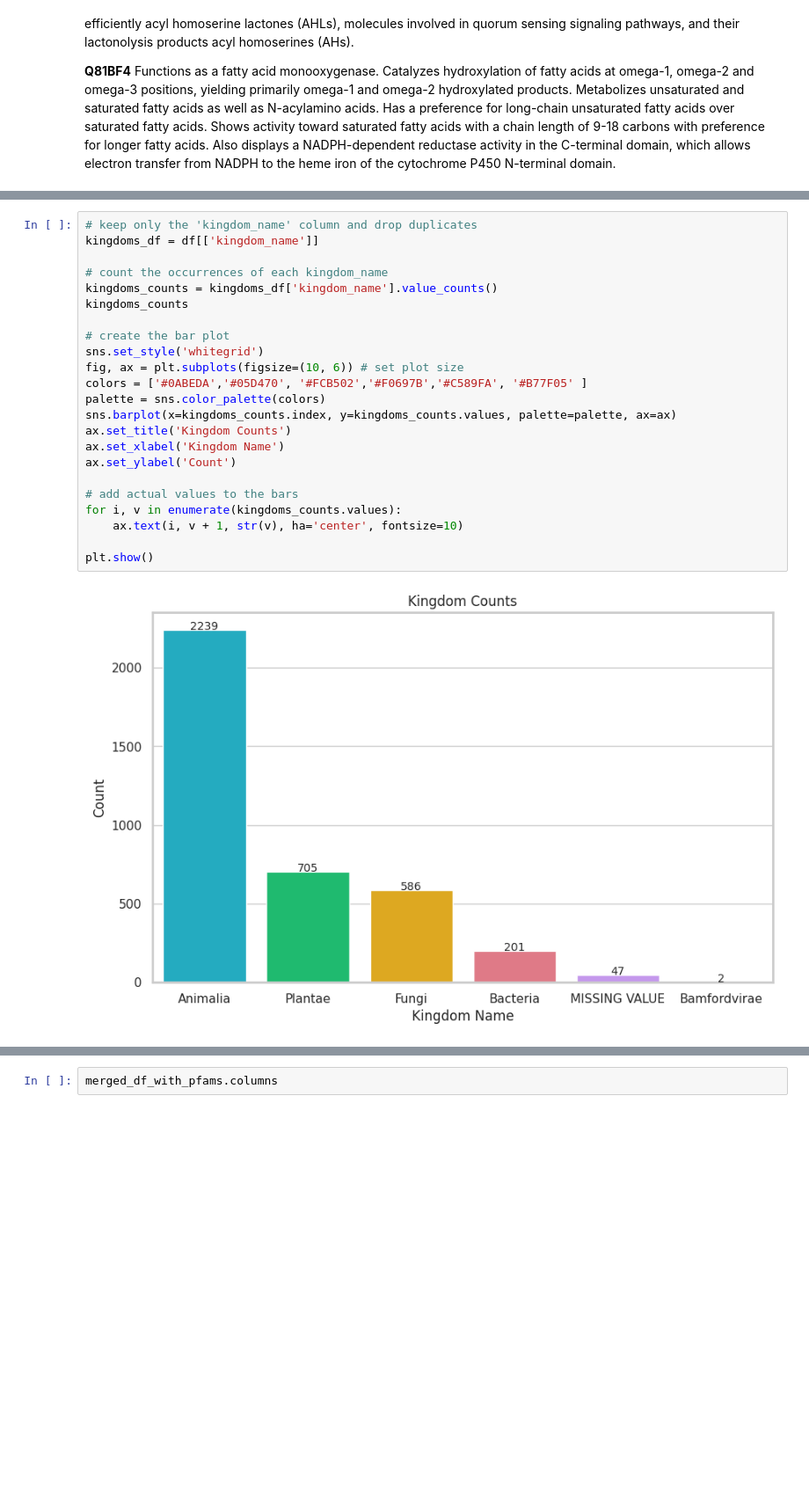
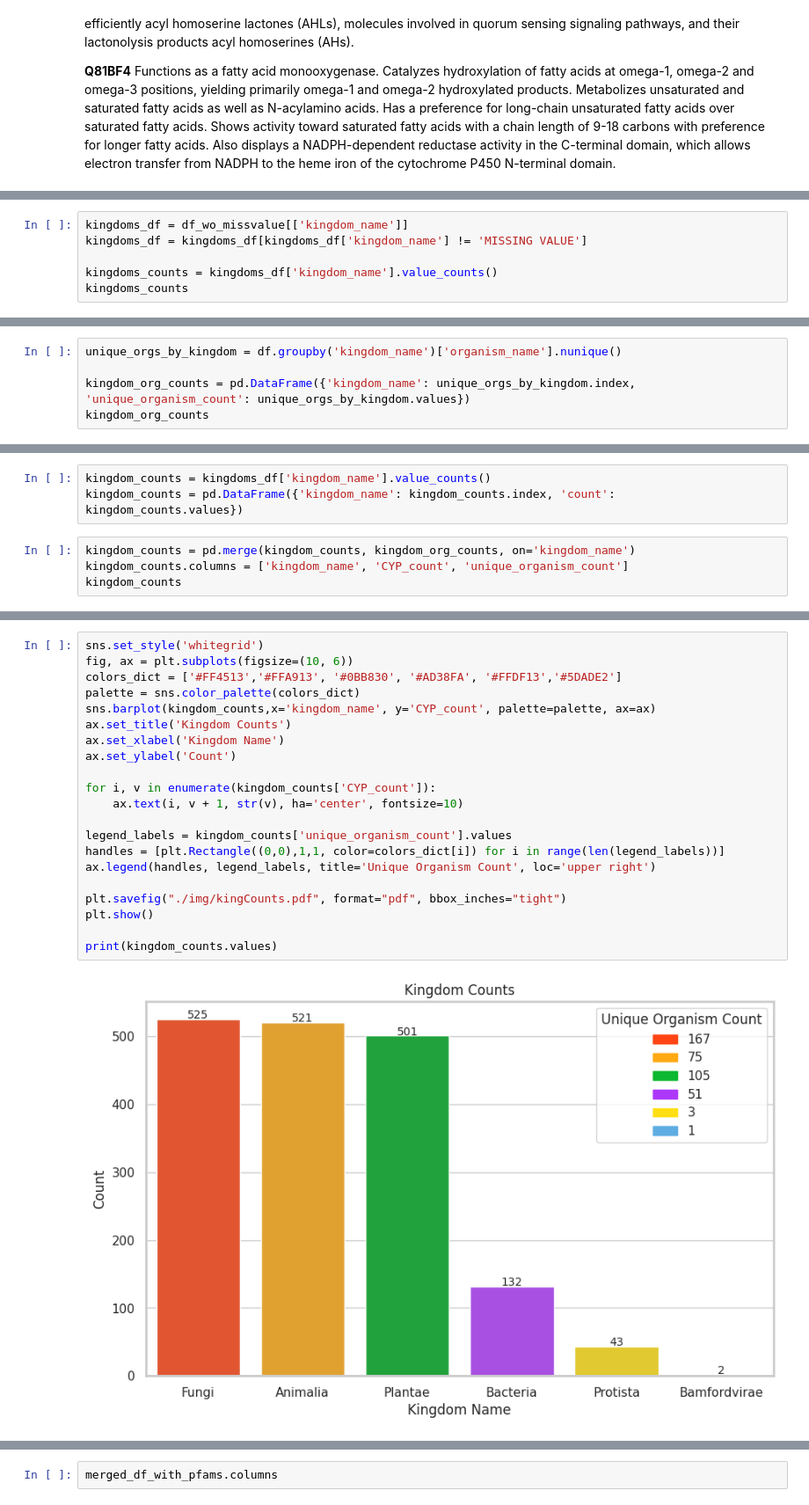
Before and after one commit to komorn/BcProject, a Jupyter notebook: cyps_analysis.ipynb, the cells around one changed output, grey strips where cells are left out. Shown at 88% size. Saved outputs shown, nothing was run; the diff lists cells and outputs as text; blank space fills up the shorter version.

```diff
--- a/cyps_analysis.ipynb
+++ b/cyps_analysis.ipynb
@@ -152,0 +286,6 @@ Text(0.5, 0.98, 'CYPs length distributions')
+# %%
+kingdoms_df = df_wo_missvalue[['kingdom_name']]
+kingdoms_df = kingdoms_df[kingdoms_df['kingdom_name'] != 'MISSING VALUE']
+
+kingdoms_counts = kingdoms_df['kingdom_name'].value_counts()
+kingdoms_counts
@@ -152,0 +300,5 @@ Text(0.5, 0.98, 'CYPs length distributions')
+# %%
+unique_orgs_by_kingdom = df.groupby('kingdom_name')['organism_name'].nunique()
+
+kingdom_org_counts = pd.DataFrame({'kingdom_name': unique_orgs_by_kingdom.index, 'unique_organism_count': unique_orgs_by_kingdom.values})
+kingdom_org_counts
@@ -152,0 +314,7 @@ Text(0.5, 0.98, 'CYPs length distributions')
+# %%
+kingdom_counts = kingdoms_df['kingdom_name'].value_counts()
+kingdom_counts = pd.DataFrame({'kingdom_name': kingdom_counts.index, 'count': kingdom_counts.values})
+# %%
+kingdom_counts = pd.merge(kingdom_counts, kingdom_org_counts, on='kingdom_name')
+kingdom_counts.columns = ['kingdom_name', 'CYP_count', 'unique_organism_count']
+kingdom_counts
@@ -153,25 +329,23 @@ Text(0.5, 0.98, 'CYPs length distributions')
 # %%
-# keep only the 'kingdom_name' column and drop duplicates
-kingdoms_df = df[['kingdom_name']]
-
-# count the occurrences of each kingdom_name
-kingdoms_counts = kingdoms_df['kingdom_name'].value_counts()
-kingdoms_counts
-
-# create the bar plot
 sns.set_style('whitegrid')
-fig, ax = plt.subplots(figsize=(10, 6)) # set plot size
-colors = ['#0ABEDA','#05D470', '#FCB502','#F0697B','#C589FA', '#B77F05' ]
-palette = sns.color_palette(colors)
-sns.barplot(x=kingdoms_counts.index, y=kingdoms_counts.values, palette=palette, ax=ax)
+fig, ax = plt.subplots(figsize=(10, 6))
+colors_dict = ['#FF4513','#FFA913', '#0BB830', '#AD38FA', '#FFDF13','#5DADE2']
+palette = sns.color_palette(colors_dict)
+sns.barplot(kingdom_counts,x='kingdom_name', y='CYP_count', palette=palette, ax=ax)
 ax.set_title('Kingdom Counts')
 ax.set_xlabel('Kingdom Name')
 ax.set_ylabel('Count')
 
-# add actual values to the bars
-for i, v in enumerate(kingdoms_counts.values):
+for i, v in enumerate(kingdom_counts['CYP_count']):
     ax.text(i, v + 1, str(v), ha='center', fontsize=10)
 
+legend_labels = kingdom_counts['unique_organism_count'].values
+handles = [plt.Rectangle((0,0),1,1, color=colors_dict[i]) for i in range(len(legend_labels))]
+ax.legend(handles, legend_labels, title='Unique Organism Count', loc='upper right')
+
+plt.savefig("./img/kingCounts.pdf", format="pdf", bbox_inches="tight")
 plt.show()
+
+print(kingdom_counts.values)
 # %% [output]
-[figure, old version]
+[figure, new version]
```
Also changed, not shown: parts of 98 cells of this notebook, 28 other files.
